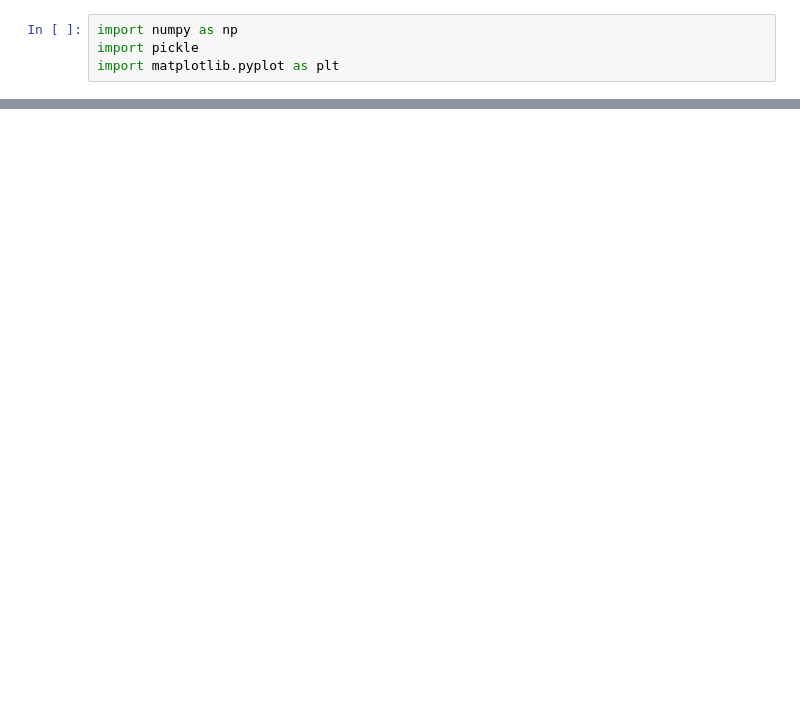
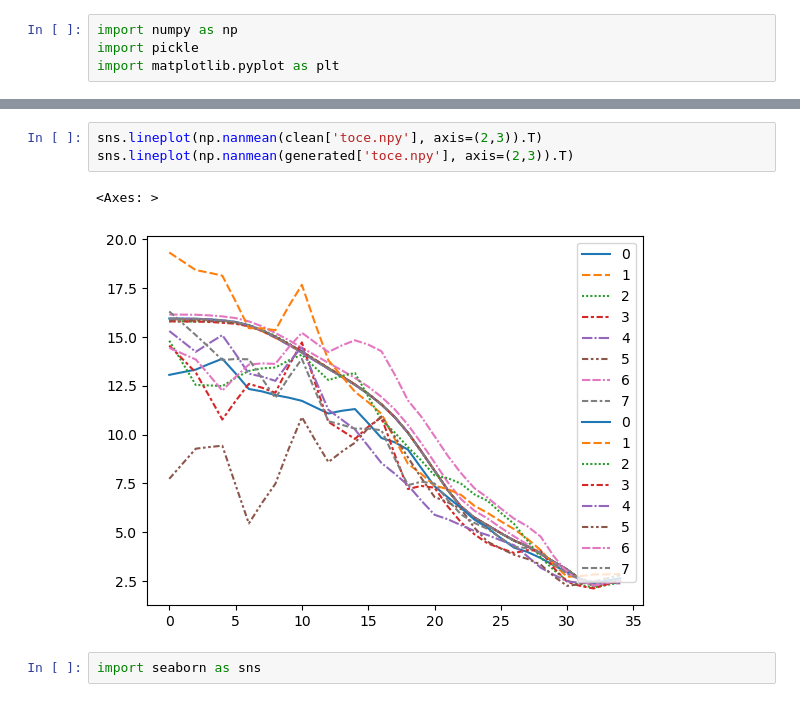
Before and after one commit to Etienne-Meunier/DINO-Fusion, a Jupyter notebook: Diffusion_Model/notebooks/visualise_generated.ipynb, the cells around one changed output, grey strips where cells are left out. Cells and saved outputs as stored; diff of their text form; blank space fills up the shorter version.

```diff
--- a/Diffusion_Model/notebooks/visualise_generated.ipynb
+++ b/Diffusion_Model/notebooks/visualise_generated.ipynb
@@ -30,0 +56,8 @@ axs[i].legend()
+# %%
+sns.lineplot(np.nanmean(clean['toce.npy'], axis=(2,3)).T)
+sns.lineplot(np.nanmean(generated['toce.npy'], axis=(2,3)).T)
+# %% [output]
+<Axes: >
+[figure, added]
+# %%
+import seaborn as sns
```
Also changed, not shown: parts of 4 cells of this notebook, 5 other files.
